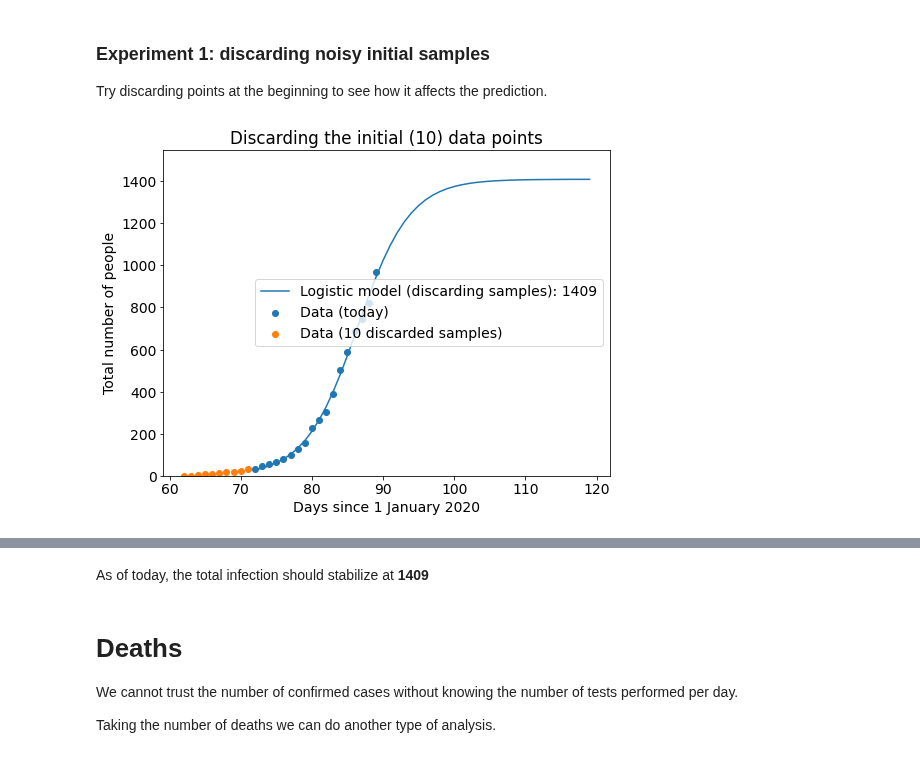
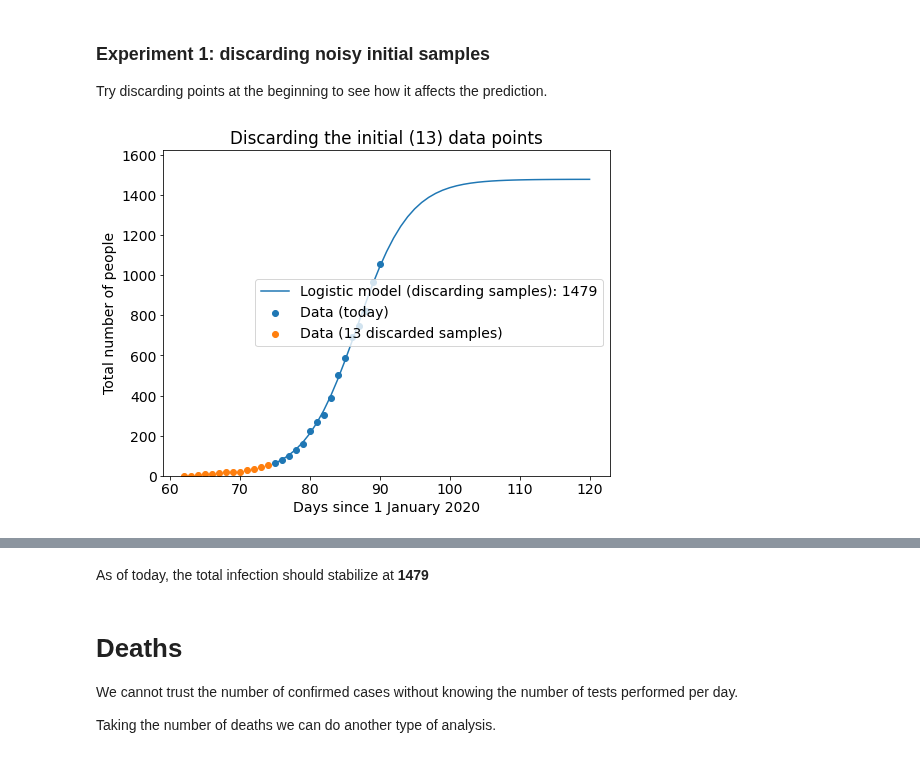
Before and after one commit to thedarsideofit/covid19-ar, a Jupyter notebook: COVID19_AR.ipynb, the cells around one changed output, grey strips where cells are left out. Cells and saved outputs as stored; diff of their text form; code cells hidden in the pictures.

```diff
--- a/COVID19_AR.ipynb
+++ b/COVID19_AR.ipynb
@@ -238,17 +238,17 @@ label_and_show_plot(plt, "How does the chart change with new information (the ca
 Try discarding points at the beginning to see how it affects the prediction.
 # %%
 #@title Try it yourself { run: "auto", vertical-output: true, form-width: "620px", display-mode: "form" }
-points_to_discard = 10 #@param {type:"slider", min:0, max:15, step:1}
+points_to_discard = 13 #@param {type:"slider", min:0, max:15, step:1}
 
 # Plot: discard initial data points
 plt.figure(figsize=(8, 6))
 pts = points_to_discard
 add_real_data(df[pts:], "today")
 add_real_data(df[:pts], str(pts) + " discarded samples")
 y_max = add_logistic_curve(df[pts:], "discarding samples")
 label_and_show_plot(plt, "Discarding the initial (" + str(pts) + ") data points", y_max)
 pred = print_prediction(df[pts:], "Today Discarding the initial (" + str(pts) + ") data points")
 print()
 html_print("As of today, the total infection should stabilize at <b>" + str(int(round(pred))) + "</b>")
 # %% [output]
-[figure, old version]
+[figure, new version]
@@ -256,4 +256,4 @@ Today Discarding the initial (10) data points's prediction: maximum cases : 1409
-As of today, the total infection should stabilize at 1409
+As of today, the total infection should stabilize at 1479
 # %% [markdown]
 # Deaths
 We cannot trust the number of confirmed cases without knowing the number of tests performed per day.
```
Also changed, not shown: parts of 10 cells of this notebook.
